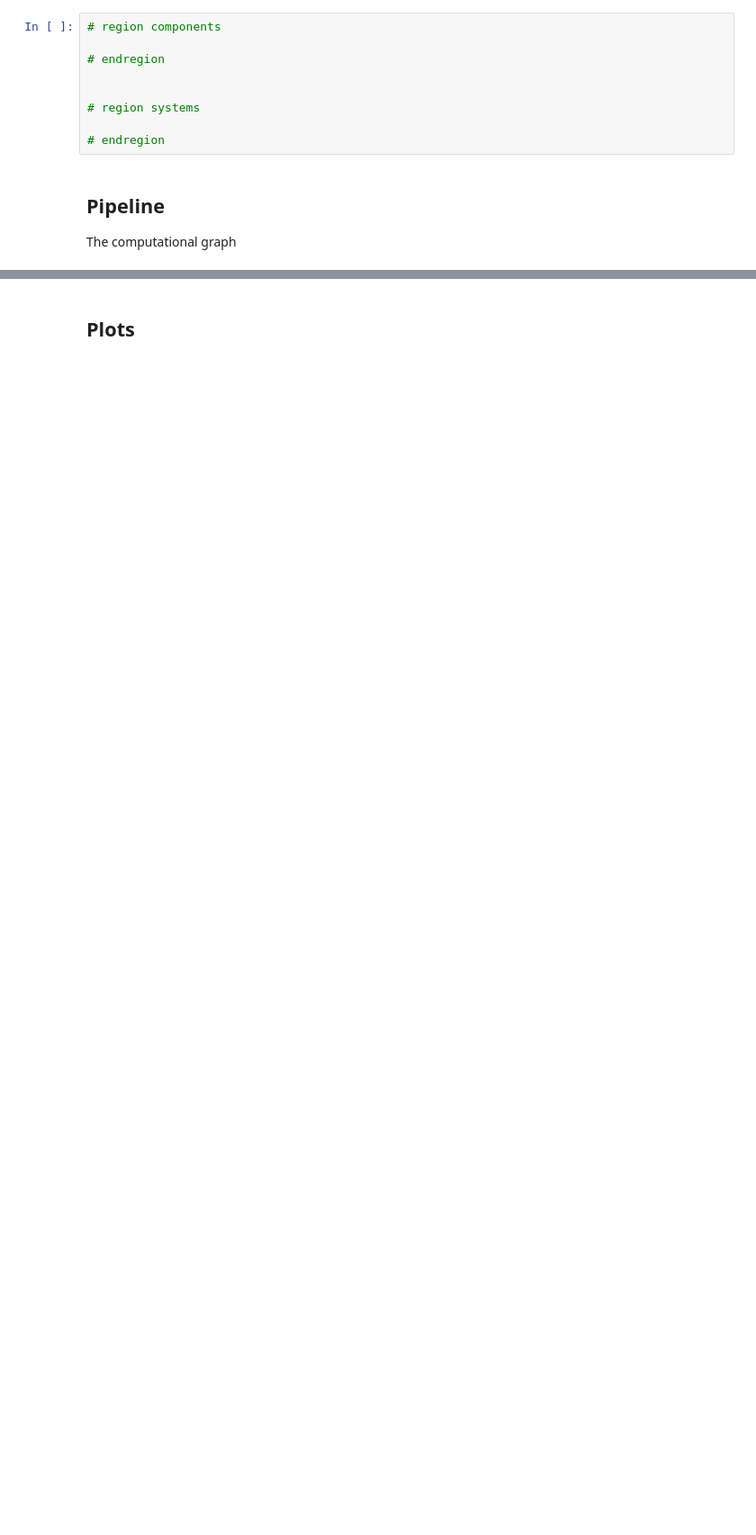
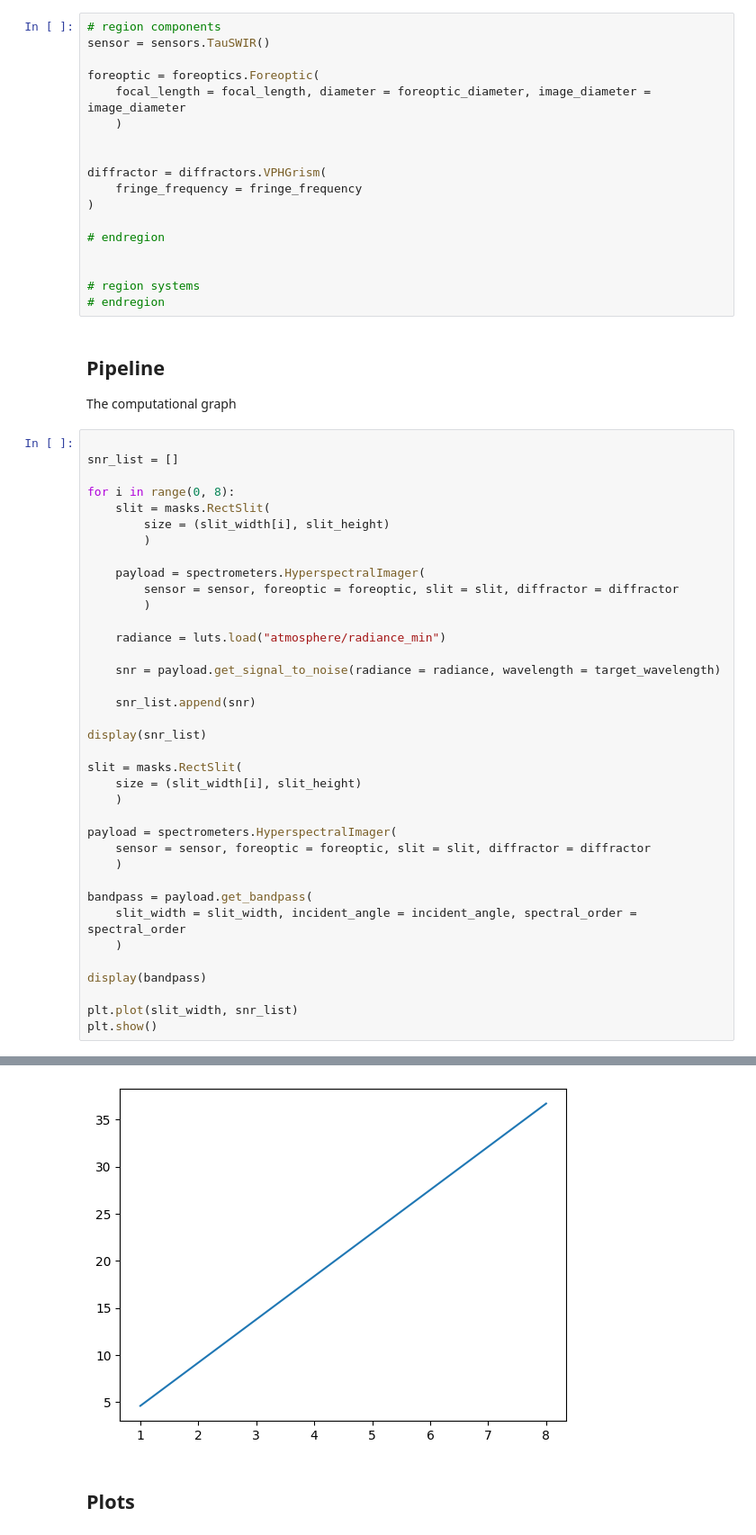
Before and after one commit to utat-ss/architect, a Jupyter notebook: tradebooks/slit_width_trade.ipynb, the cells around one changed output, grey strips where cells are left out. Shown at 90% size. Cells and saved outputs as stored; diff of their text form; blank space fills up the shorter version.

Commit message:
Used matplotlib to plot SNR

```diff
--- a/tradebooks/slit_width_trade.ipynb
+++ b/tradebooks/slit_width_trade.ipynb
@@ -21,13 +55,60 @@ Run this section onwards when a parameter is updated.
 ### System Instantiation
 # %%
 # region components
+sensor = sensors.TauSWIR()
+
+foreoptic = foreoptics.Foreoptic(
+    focal_length = focal_length, diameter = foreoptic_diameter, image_diameter = image_diameter
+    )
+
+
+diffractor = diffractors.VPHGrism(
+    fringe_frequency = fringe_frequency
+)
 
 # endregion
 
 
 # region systems
-
 # endregion
 # %% [markdown]
 ## Pipeline
 The computational graph
+# %%
+
+snr_list = []
+
+for i in range(0, 8):
+    slit = masks.RectSlit(
+        size = (slit_width[i], slit_height)
+        )
+
+    payload = spectrometers.HyperspectralImager(
+        sensor = sensor, foreoptic = foreoptic, slit = slit, diffractor = diffractor
+        )
+
+    radiance = luts.load("atmosphere/radiance_min")
+
+    snr = payload.get_signal_to_noise(radiance = radiance, wavelength = target_wavelength)
+
+    snr_list.append(snr)
+
+display(snr_list)
+
+slit = masks.RectSlit(
+    size = (slit_width[i], slit_height)
+    )
+
+payload = spectrometers.HyperspectralImager(
+    sensor = sensor, foreoptic = foreoptic, slit = slit, diffractor = diffractor
+    )
+
+bandpass = payload.get_bandpass(
+    slit_width = slit_width, incident_angle = incident_angle, spectral_order = spectral_order
+    )
+
+display(bandpass)
+
+plt.plot(slit_width, snr_list)
+plt.show()
+# %% [output]
@@ -34,2 +124,3 @@ The computational graph
+[figure, added]
 # %% [markdown]
 ## Plots
```
Also changed, not shown: parts of 8 cells of this notebook.
